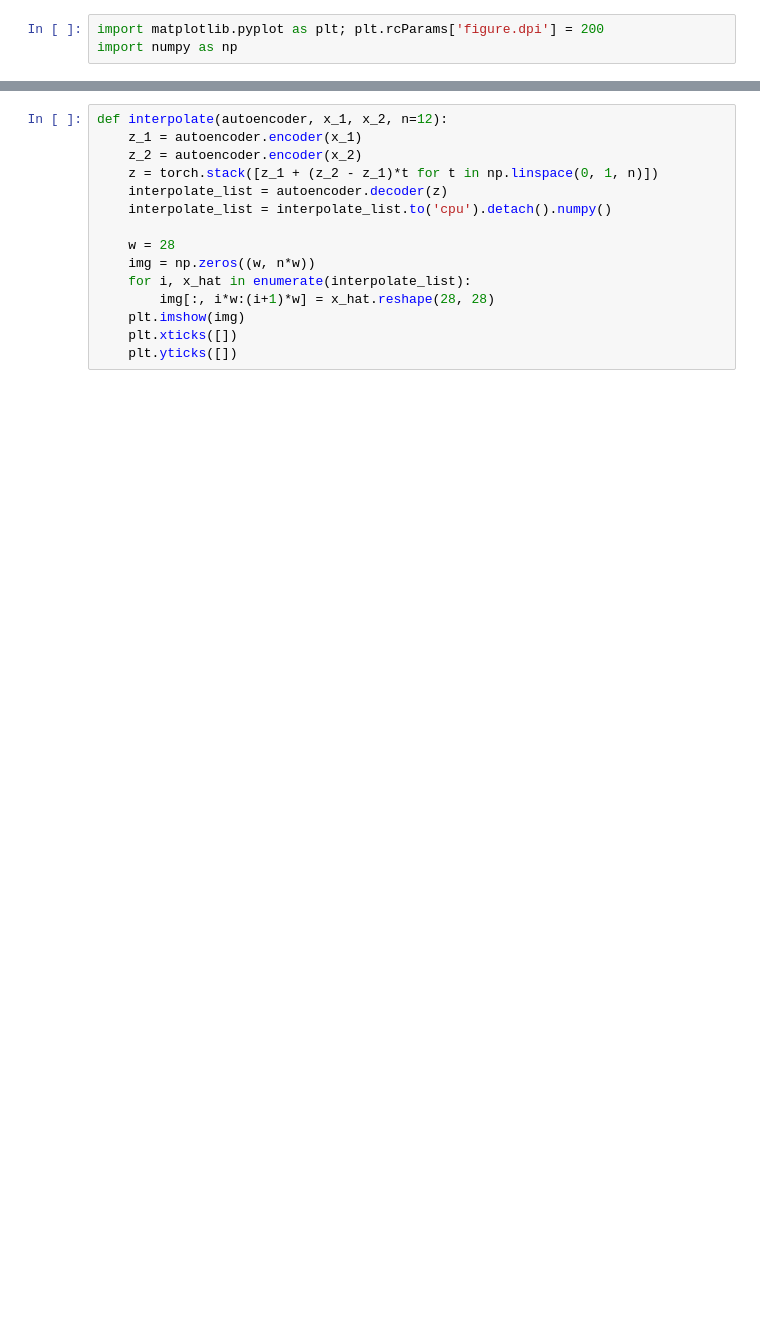
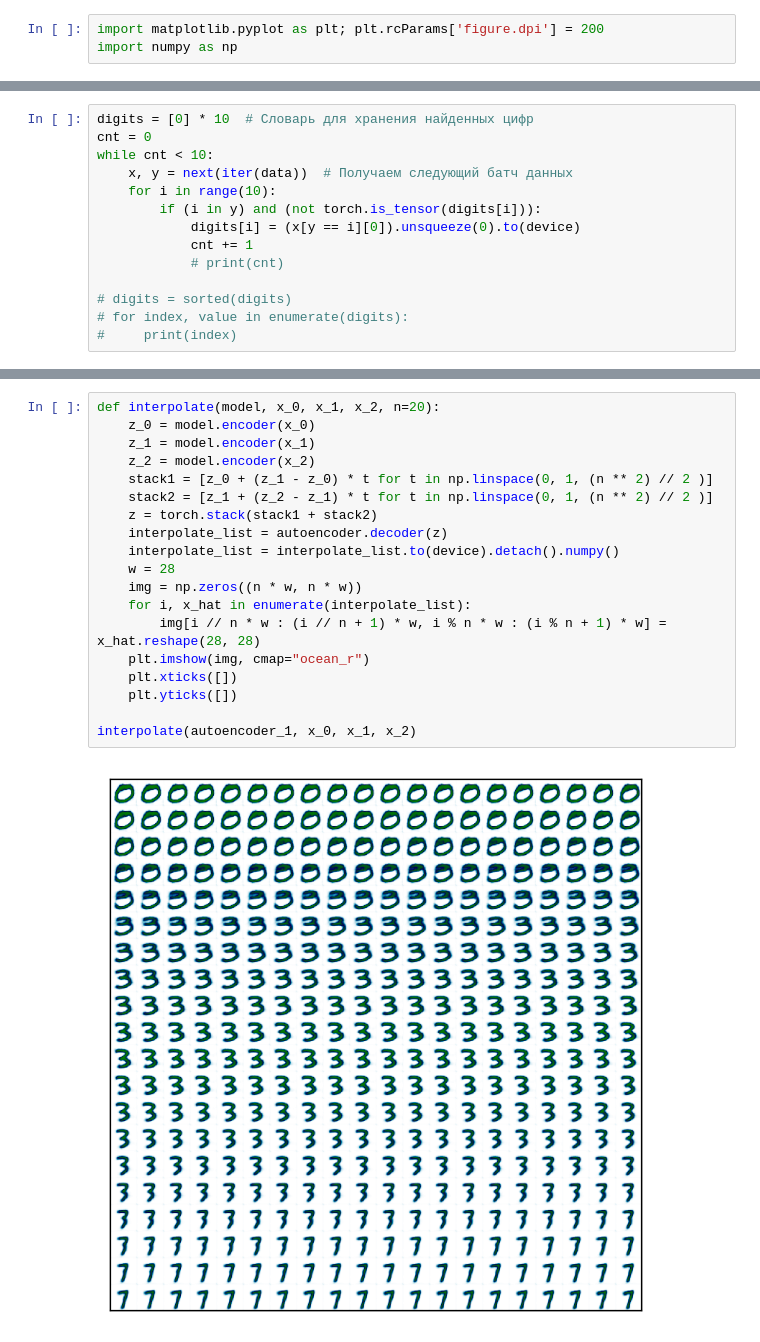
Before and after one commit to AlexanderFA/susu_synthetic_media, a Jupyter notebook: lab2/vae-cnn.ipynb, the cells around one changed output, grey strips where cells are left out. Drawn from its saved outputs; the diff is of its cells as text; blank space fills up the shorter version.

```diff
--- a/lab2/vae-cnn.ipynb
+++ b/lab2/vae-cnn.ipynb
@@ -245,0 +308,14 @@ plot_reconstructed2(autoencoder_1)
+# %%
+digits = [0] * 10  # Словарь для хранения найденных цифр
+cnt = 0
+while cnt < 10:
+    x, y = next(iter(data))  # Получаем следующий батч данных
+    for i in range(10):
+        if (i in y) and (not torch.is_tensor(digits[i])):
+            digits[i] = (x[y == i][0]).unsqueeze(0).to(device)
+            cnt += 1
+            # print(cnt)
+
+# digits = sorted(digits)
+# for index, value in enumerate(digits):
+#     print(index)
@@ -246,15 +352,21 @@ plot_reconstructed2(autoencoder_1)
 # %%
-def interpolate(autoencoder, x_1, x_2, n=12):
-    z_1 = autoencoder.encoder(x_1)
-    z_2 = autoencoder.encoder(x_2)
-    z = torch.stack([z_1 + (z_2 - z_1)*t for t in np.linspace(0, 1, n)])
+def interpolate(model, x_0, x_1, x_2, n=20):
+    z_0 = model.encoder(x_0)
+    z_1 = model.encoder(x_1)
+    z_2 = model.encoder(x_2)
+    stack1 = [z_0 + (z_1 - z_0) * t for t in np.linspace(0, 1, (n ** 2) // 2 )]
+    stack2 = [z_1 + (z_2 - z_1) * t for t in np.linspace(0, 1, (n ** 2) // 2 )]
+    z = torch.stack(stack1 + stack2)
     interpolate_list = autoencoder.decoder(z)
-    interpolate_list = interpolate_list.to('cpu').detach().numpy()
-
+    interpolate_list = interpolate_list.to(device).detach().numpy()
     w = 28
-    img = np.zeros((w, n*w))
+    img = np.zeros((n * w, n * w))
     for i, x_hat in enumerate(interpolate_list):
-        img[:, i*w:(i+1)*w] = x_hat.reshape(28, 28)
-    plt.imshow(img)
+        img[i // n * w : (i // n + 1) * w, i % n * w : (i % n + 1) * w] = x_hat.reshape(28, 28)
+    plt.imshow(img, cmap="ocean_r")
     plt.xticks([])
     plt.yticks([])
+
+interpolate(autoencoder_1, x_0, x_1, x_2)
+# %% [output]
+[figure, added]
```
Also changed, not shown: parts of 12 cells of this notebook.
